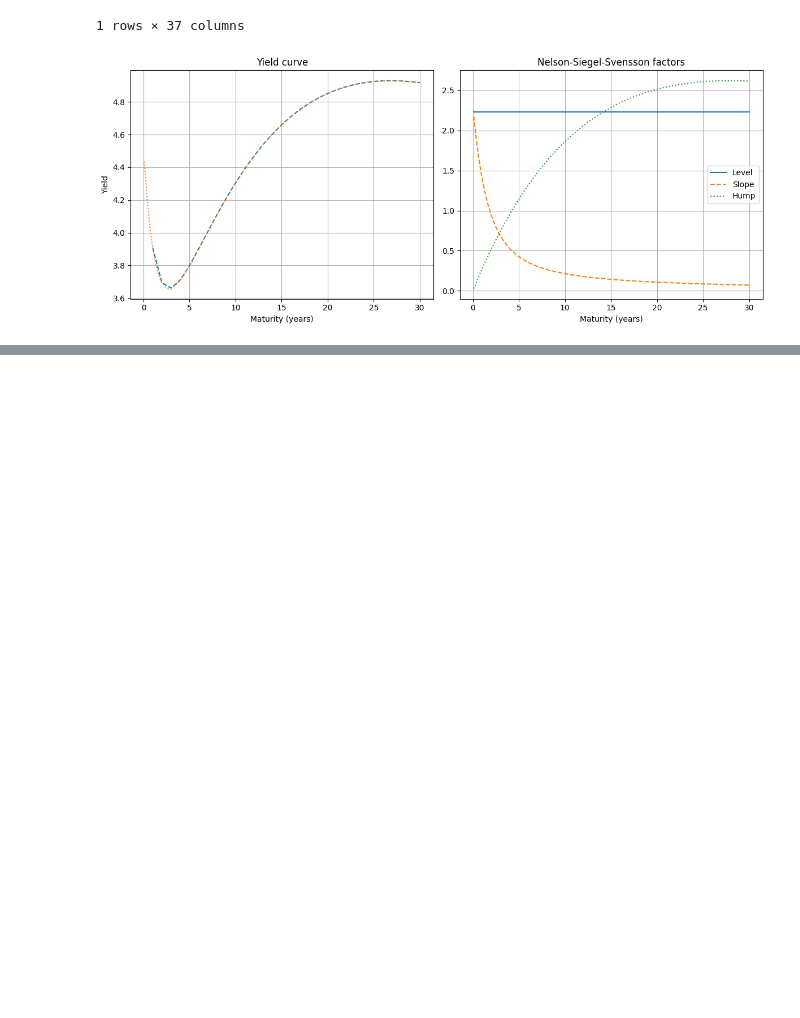
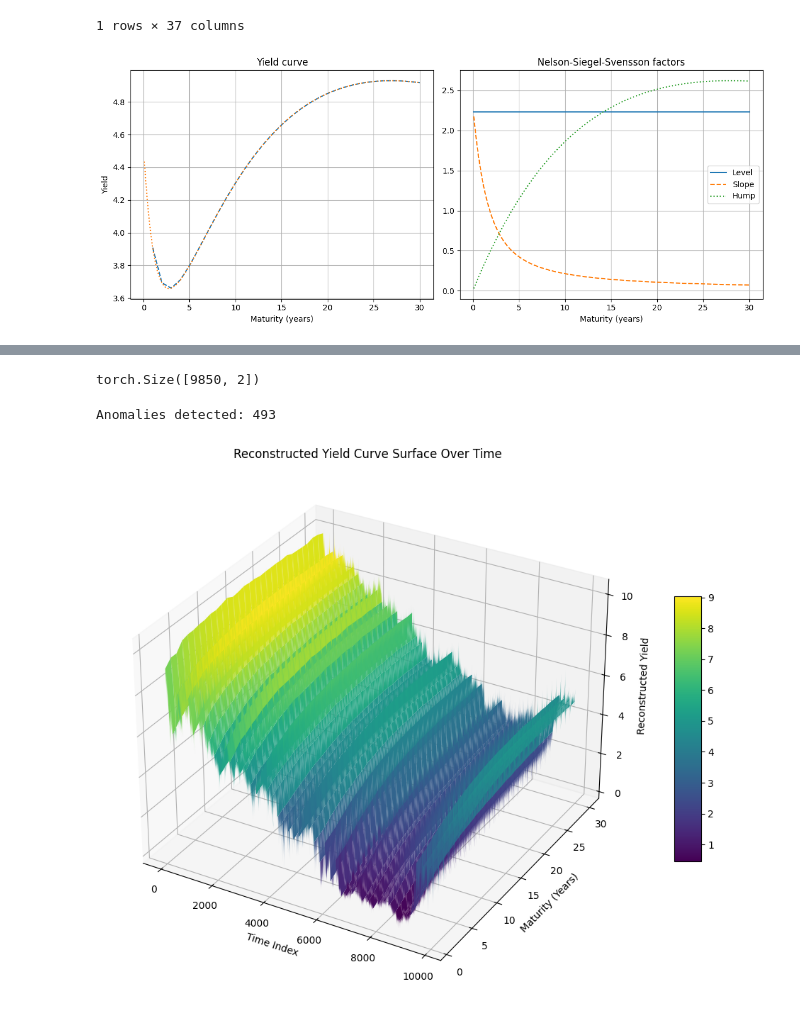
Before and after one commit to carlamcnair/Final-Project-AppML, a Jupyter notebook: notes_nathalie.ipynb, the cells around one changed output, grey strips where cells are left out. Cells and saved outputs as stored; diff of their text form; code cells hidden in the pictures; blank space fills up the shorter version.

```diff
--- a/notes_nathalie.ipynb
+++ b/notes_nathalie.ipynb
@@ -190,0 +319,15 @@ plt.show()
+# %%
+model.eval()
+latent_means = []
+
+with torch.no_grad():
+    for batch in train_loader:
+        x = batch[0].to(device)
+        _, mean, _ = model(x)
+        latent_means.append(mean.cpu())
+
+latent_means = torch.cat(latent_means, dim=0)  # alle latent means samlet i én tensor
+
+print(latent_means.shape)
+# %% [output]
+torch.Size([9850, 2])
@@ -190,0 +345,58 @@ plt.show()
+# %%
+model.eval()
+with torch.no_grad():
+    X_recon, _, _ = model(X_tensor.to(device))
+    reconstruction_error = torch.mean((X_tensor.to(device) - X_recon) ** 2, dim=1).cpu().numpy()
+
+threshold = np.percentile(reconstruction_error, 95)
+anomalies = reconstruction_error > threshold
+
+print("Anomalies detected:", np.sum(anomalies))
+# %% [output]
+Anomalies detected: 493
+# %%
+model.eval()
+with torch.no_grad():
+    X_reconstructed = model(X_tensor.to(device))[0].cpu().numpy()  # model returns (x_hat, mean, logvar)
+# %%
+import numpy as np
+import pandas as pd
+import matplotlib.pyplot as plt
+from mpl_toolkits.mplot3d import Axes3D
+
+# Step 1: Inverse transform the reconstruction to original scale
+X_reconstructed_original = scaler.inverse_transform(X_reconstructed)
+
+# Step 2: Recreate DataFrame from the reconstructed data
+reconstructed_df = pd.DataFrame(X_reconstructed_original, columns=data_clean.columns)
+
+# Step 3: Extract and sort SVENY columns (e.g., SVENY01 to SVENY30)
+maturity_cols = [col for col in reconstructed_df.columns if col.startswith("SVENY")]
+maturity_cols_sorted = sorted(maturity_cols, key=lambda x: int(x.replace("SVENY", "")))
+
+# Step 4: Create meshgrid
+X_time = np.arange(len(reconstructed_df))  # Time index
+Y_maturities = np.array([int(col.replace("SVENY", "")) for col in maturity_cols_sorted])
+Z_yields = reconstructed_df[maturity_cols_sorted].values
+
+# Validate dimensions
+assert Z_yields.shape == (len(X_time), len(Y_maturities)), "Shape mismatch for Z matrix"
+
+X_mesh, Y_mesh = np.meshgrid(X_time, Y_maturities, indexing='ij')
+
+# Step 5: Plotting
+fig = plt.figure(figsize=(12, 8))
+ax = fig.add_subplot(111, projection='3d')
+
+surf = ax.plot_surface(X_mesh, Y_mesh, Z_yields, cmap='viridis', linewidth=0, antialiased=True)
+
+ax.set_xlabel('Time Index')
+ax.set_ylabel('Maturity (Years)')
+ax.set_zlabel('Reconstructed Yield')
+ax.set_title('Reconstructed Yield Curve Surface Over Time')
+
+plt.colorbar(surf, shrink=0.5, aspect=10)
+plt.tight_layout()
+plt.show()
+# %% [output]
+[figure, added]
```
Also changed, not shown: parts of 34 cells of this notebook.
